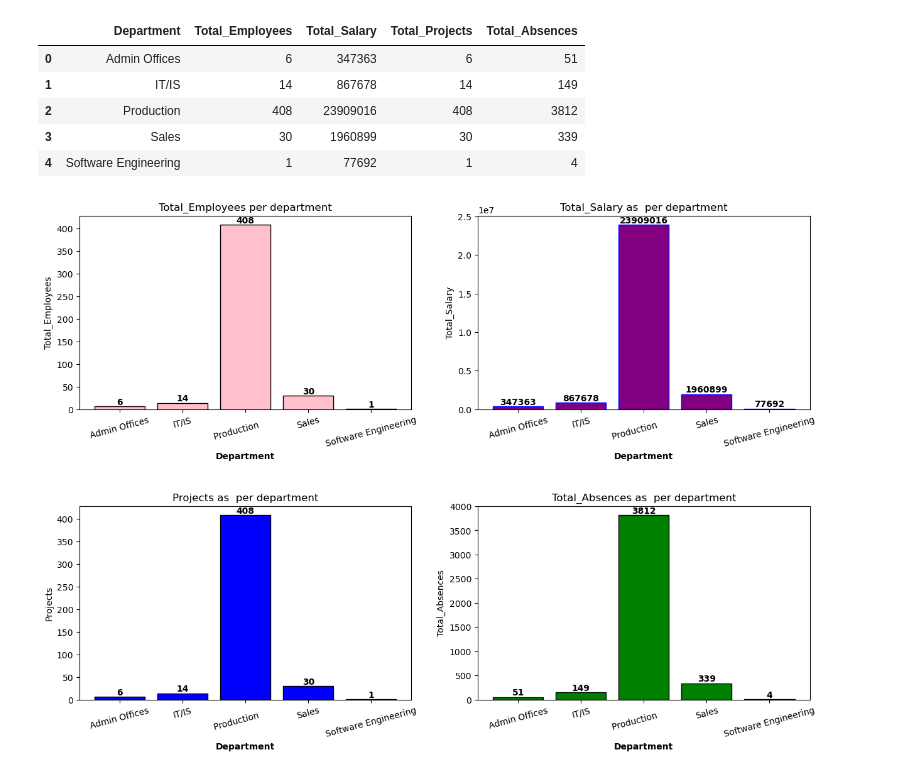
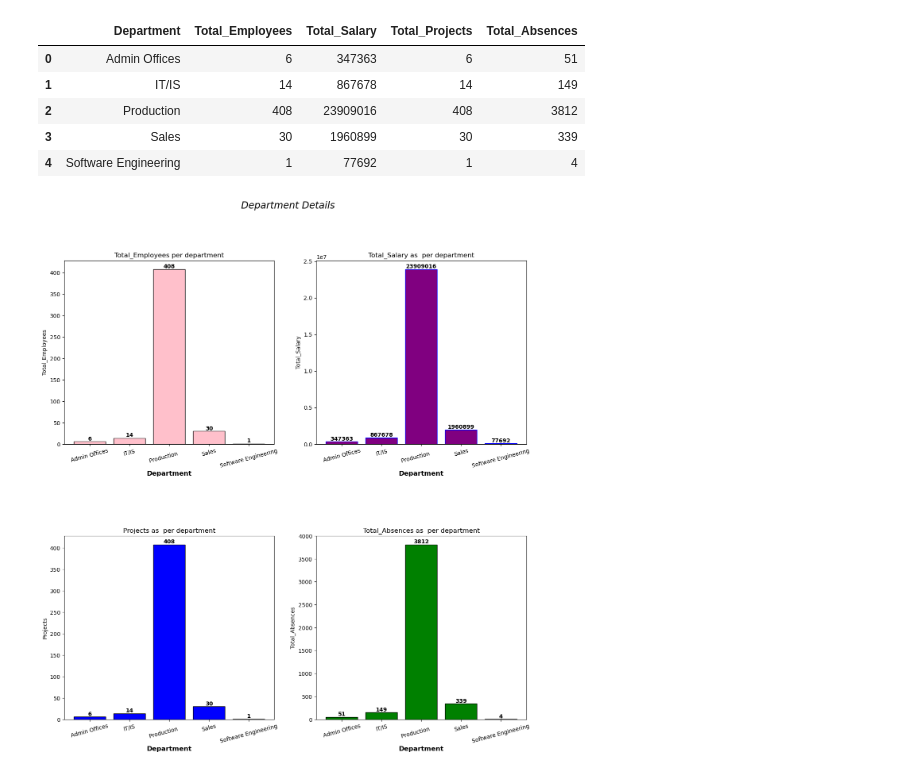
Before and after one commit to SmriteePoudel/DataScience, a Jupyter notebook: Visualization2.ipynb, the cells around one changed output. Drawn from its saved outputs; the diff is of its cells as text; code cells hidden in the pictures.

Commit message:
Visualization

```diff
--- a/Visualization2.ipynb
+++ b/Visualization2.ipynb
@@ -141,13 +141,15 @@ dep_detail
 | 3 | Sales | 30 | 1960899 | 30 | 339 |
 | 4 | Software Engineering | 1 | 77692 | 1 | 4 |
 # %%
-fig,axes=plt.subplots(2,2 ,figsize=(15,10))
+fig,axes=plt.subplots(2,2 ,figsize=(15,15))
 ax1= axes[0,0]
 ax2=axes[0,1]
 plt.subplots_adjust(hspace=0.5)
 
+
+plt.suptitle('Department Details', fontsize='xx-large',fontstyle='italic')
 ax1.bar(dep_detail['Department'], dep_detail['Total_Employees'],color='pink',edgecolor='black')
-ax1.set_xlabel('Department', fontweight='bold')#fontstyle='italic'
+ax1.set_xlabel('Department', fontweight='bold',fontsize='large')#fontstyle='italic'
 ax1.set_ylabel('Total_Employees')
 ax1.set_title('Total_Employees per department')
 ax1.tick_params(axis='x',rotation=15)
@@ -158,34 +160,34 @@ for idx, val in enumerate(dep_detail['Total_Employees']):
 
 ax2.bar(dep_detail['Department'], dep_detail['Total_Salary'],color='purple', edgecolor='blue')
 
 ax2.tick_params(axis='x',rotation=15)
-ax2.set_xlabel('Department', fontweight='bold')#fontstyle='italic'
+ax2.set_xlabel('Department', fontweight='bold', fontsize='large')#fontstyle='italic'
 ax2.set_ylabel('Total_Salary')
 ax2.set_title('Total_Salary as  per department')
 ax2.tick_params(axis='x',rotation=15)
 for idx, val in enumerate(dep_detail['Total_Salary']):
     ax2.text(idx, val, str(val), ha='center', va='bottom', fontweight='bold')
 
 
 
 
 ax3=axes[1,0]
 ax3.bar(dep_detail['Department'], dep_detail['Total_Projects'],color='blue',edgecolor='black')
-ax3.set_xlabel('Department', fontweight='bold')#fontstyle='italic'
+ax3.set_xlabel('Department', fontweight='bold',fontsize='large')#fontstyle='italic'
 ax3.set_ylabel('Projects')
 ax3.set_title('Projects as  per department')
 ax3.tick_params(axis='x',rotation=15)
 for idx, val in enumerate(dep_detail['Total_Projects']):
     ax3.text(idx, val, str(val), ha='center', va='bottom', fontweight='bold')
 
 
 ax4=axes[1,1]
 ax4.bar(dep_detail['Department'], dep_detail['Total_Absences'],color='green',edgecolor='black')
-ax4.set_xlabel('Department', fontweight='bold')#fontstyle='italic'
+ax4.set_xlabel('Department', fontweight='bold',fontsize='large')#fontstyle='italic'
 ax4.set_ylabel('Total_Absences')
 ax4.set_title('Total_Absences as  per department')
 ax4.tick_params(axis='x',rotation=15)
 for idx, val in enumerate(dep_detail['Total_Absences']):
     ax4.text(idx, val, str(val), ha='center', va='bottom', fontweight='bold')
 # %% [output]
-[figure, old version]
+[figure, new version]
```
Also changed, not shown: 1 other file.
